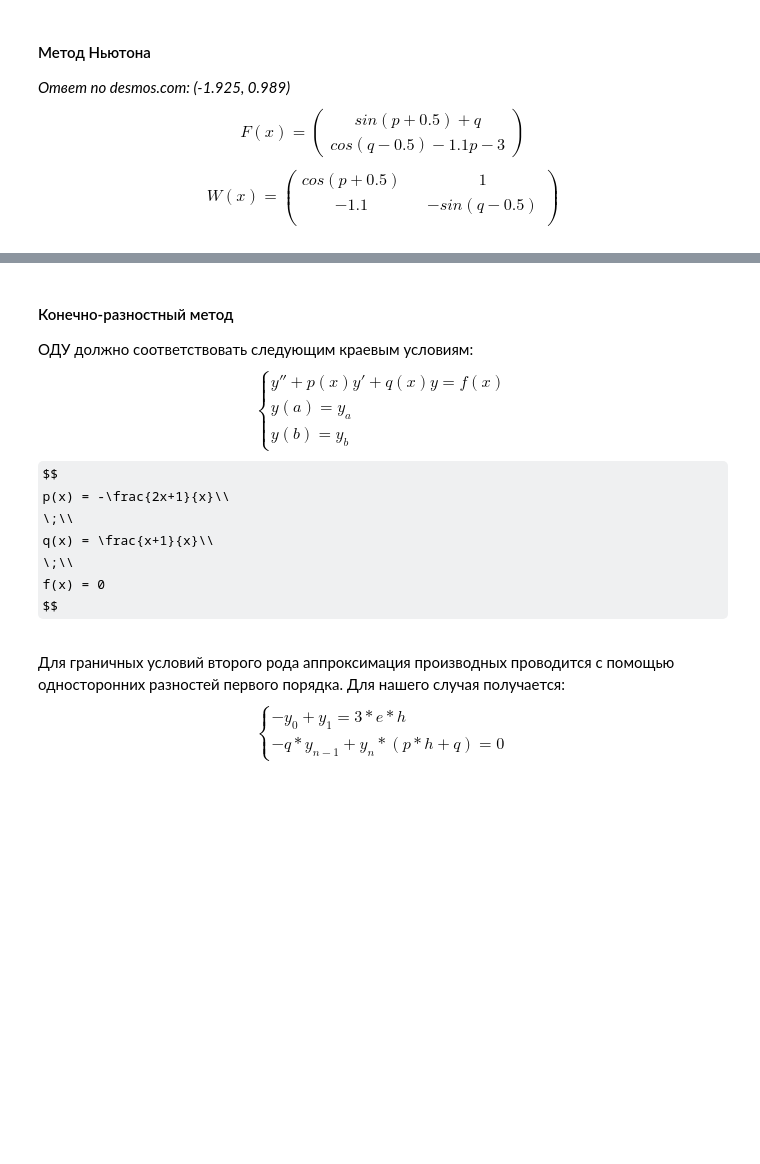
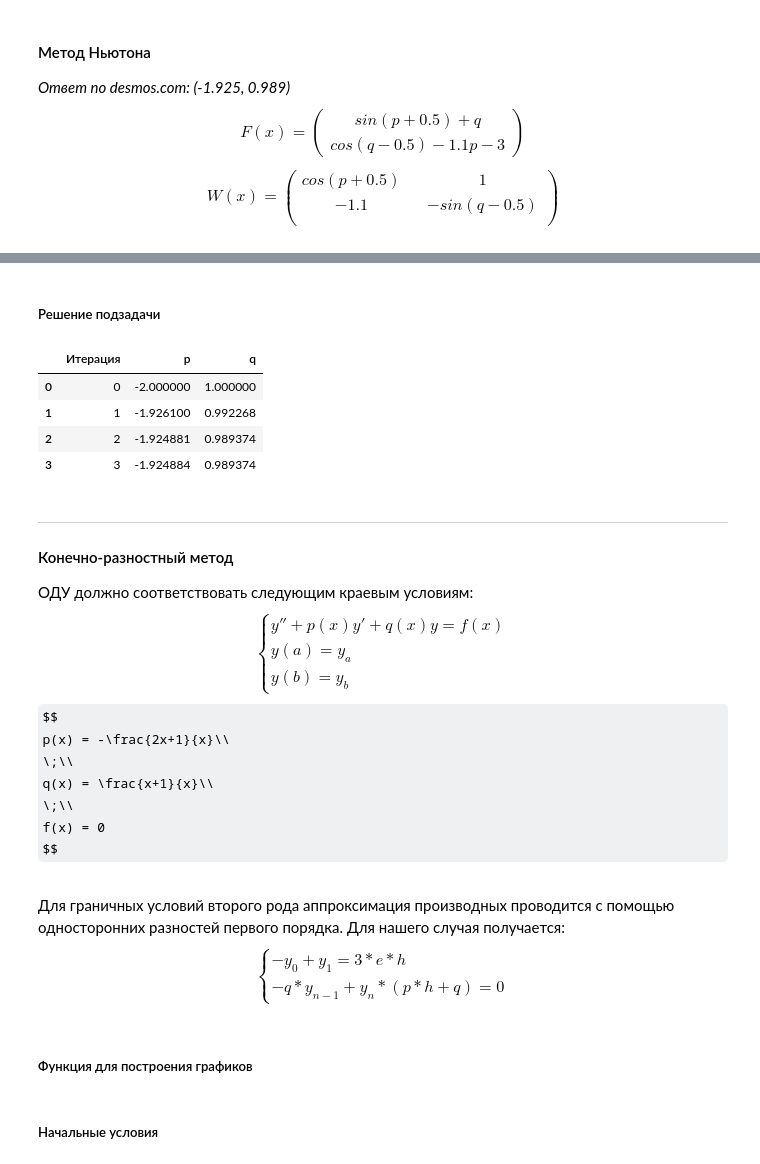
Before and after one commit to s1lver29/Labs_num_methods_4course, a Jupyter notebook: 7_sem/coursework/task_solution.ipynb, the cells around one changed output, grey strips where cells are left out. Drawn from its saved outputs; the diff is of its cells as text; code cells hidden in the pictures; some formulas as TeX source; blank space fills up the shorter version.

```diff
--- a/7_sem/coursework/task_solution.ipynb
+++ b/7_sem/coursework/task_solution.ipynb
@@ -41,3 +47,10 @@ cos(p+0.5) && 1 \\
 -1.1 && -sin(q-0.5) \\
 \end{pmatrix}
 $$
+# %%
+#Система нелинейных алгебраических уравнений
+def f(p, q): return np.array(
+    [np.sin(p + .5) + q, np.cos(q - .5) - 1.1*p - 3])
+
+def w(p, q): return np.array(
+    [[np.cos(p + .5), 1], [-1.1, -np.sin(q - .5)]]) #Матрица Якоби
@@ -44,4 +97,26 @@ $$
+# %% [markdown]
+##### Решение подзадачи
+# %%
+from main import method_newton
+
+X = [-2., 1.] #Примерное приближенное решения
+
+iters = method_newton(X, f, w)
+# %%
+pd.DataFrame(data={
+    'Итерация': iters.keys(),
+    'p': [i[0] for i in iters.values()],
+    'q': [i[1] for i in iters.values()]
+}
+)
+# %% [output]
+|  | Итерация | p | q |
+| 0 | 0 | -2.000000 | 1.000000 |
+| 1 | 1 | -1.926100 | 0.992268 |
+| 2 | 2 | -1.924881 | 0.989374 |
+| 3 | 3 | -1.924884 | 0.989374 |
 # %% [markdown]
+_________________________________
 #### Конечно-разностный метод
 ОДУ должно соответствовать следующим краевым условиям:
 $$
@@ -69,3 +144,5 @@ $$
 \end{cases}
 \end{equation*}
 $$
+# %% [markdown]
+##### Функция для построения графиков
@@ -71,0 +159,2 @@ $$
+# %% [markdown]
+##### Начальные условия
```
Also changed, not shown: parts of 11 cells of this notebook, 1 other file.
